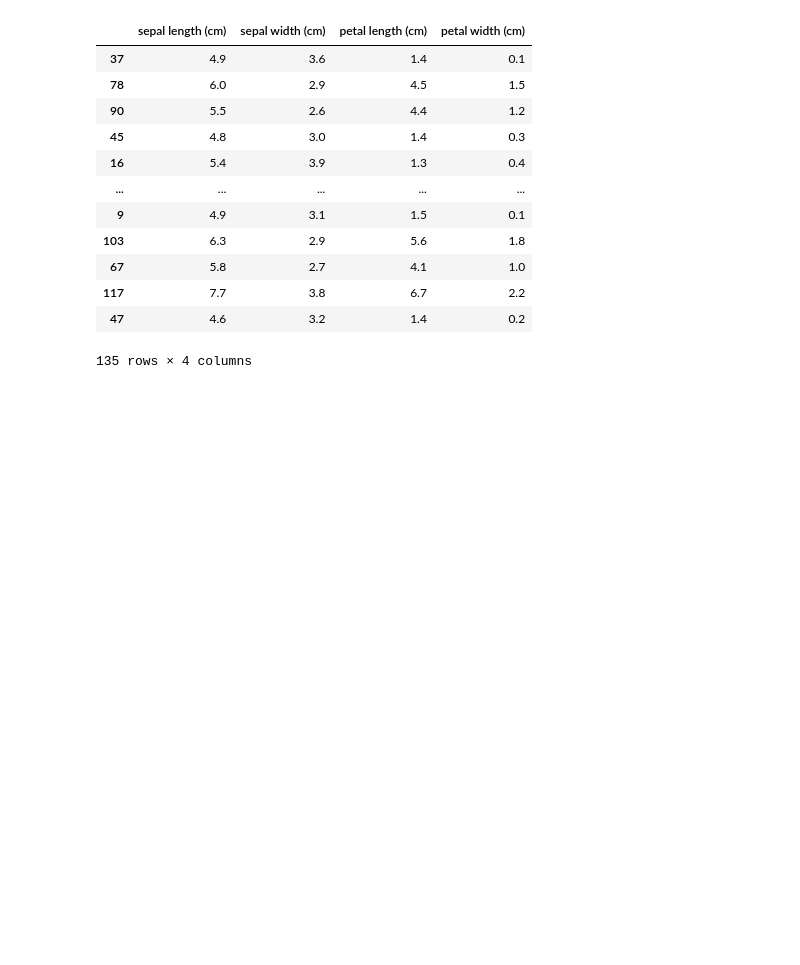
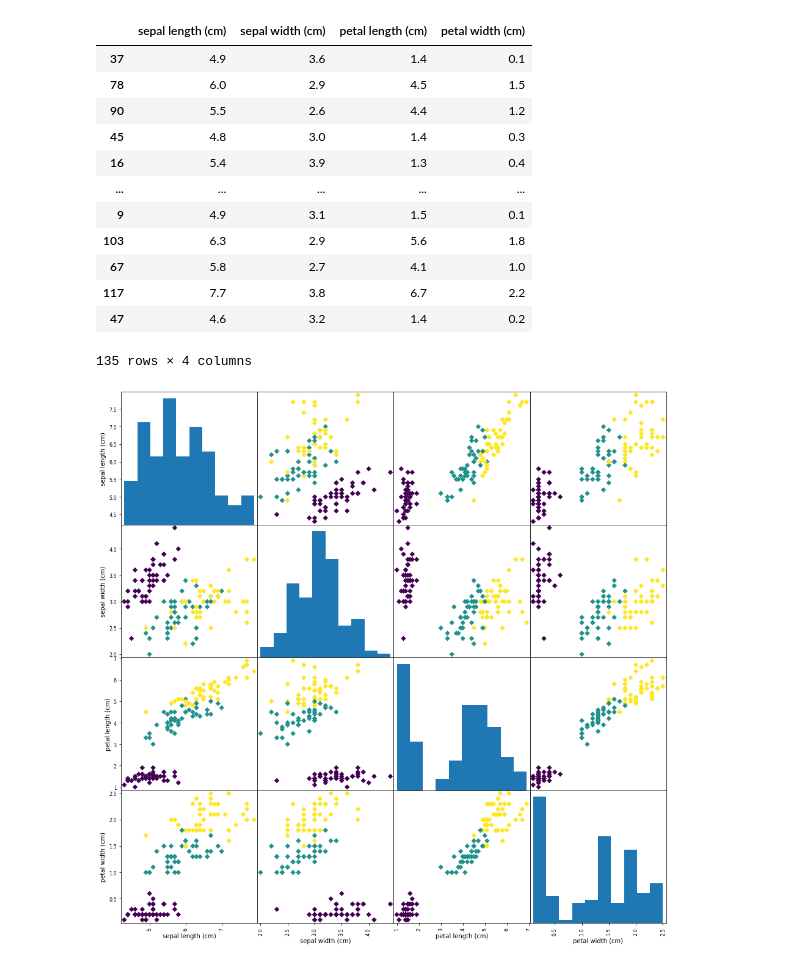
Before and after one commit to Sreekanthrshekar/personal_projects, a Jupyter notebook: iris.ipynb, the cells around one changed output. Drawn from its saved outputs; the diff is of its cells as text; code cells hidden in the pictures; blank space fills up the shorter version.

Commit message:
performed feature pair plot to find the relation between various pairs of features

```diff
--- a/iris.ipynb
+++ b/iris.ipynb
@@ -77,3 +77,7 @@ X_train
 | 117 | 7.7 | 3.8 | 6.7 | 2.2 |
 | 47 | 4.6 | 3.2 | 1.4 | 0.2 |
 135 rows × 4 columns
+# %%
+feature_pair = pd.plotting.scatter_matrix(X_train, c=y_train, figsize=(16,16), marker ="D", alpha =1)
+# %% [output]
+[figure, added]
```
